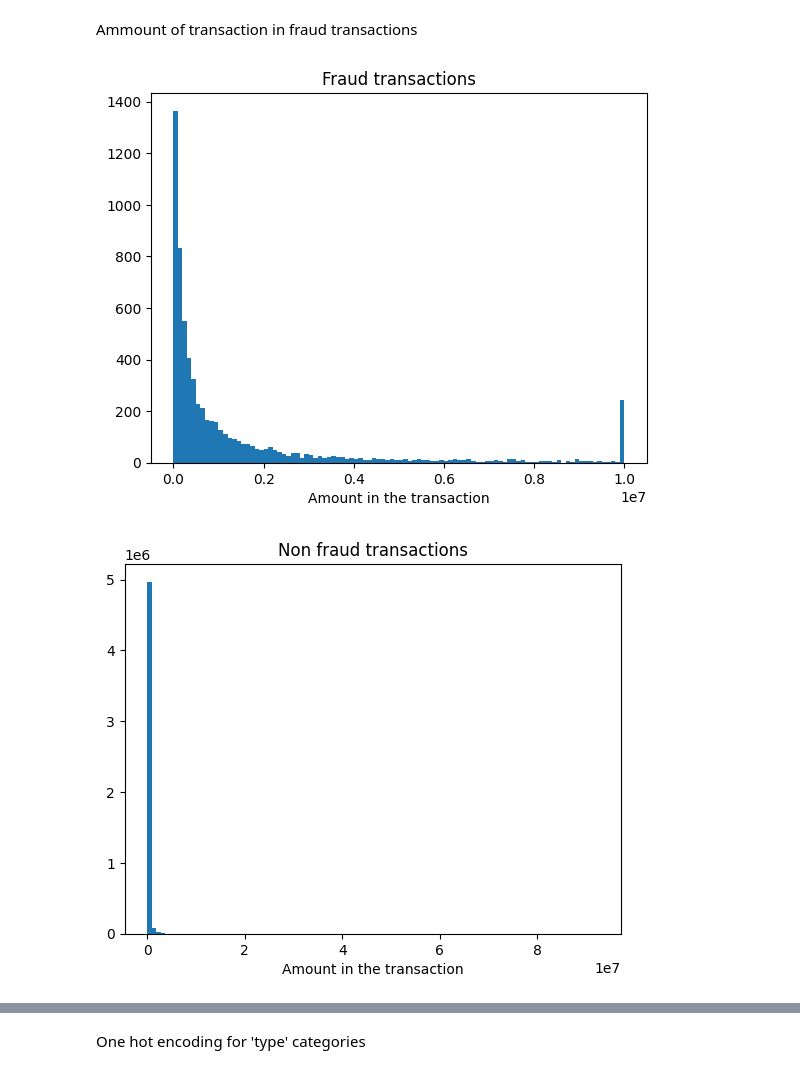
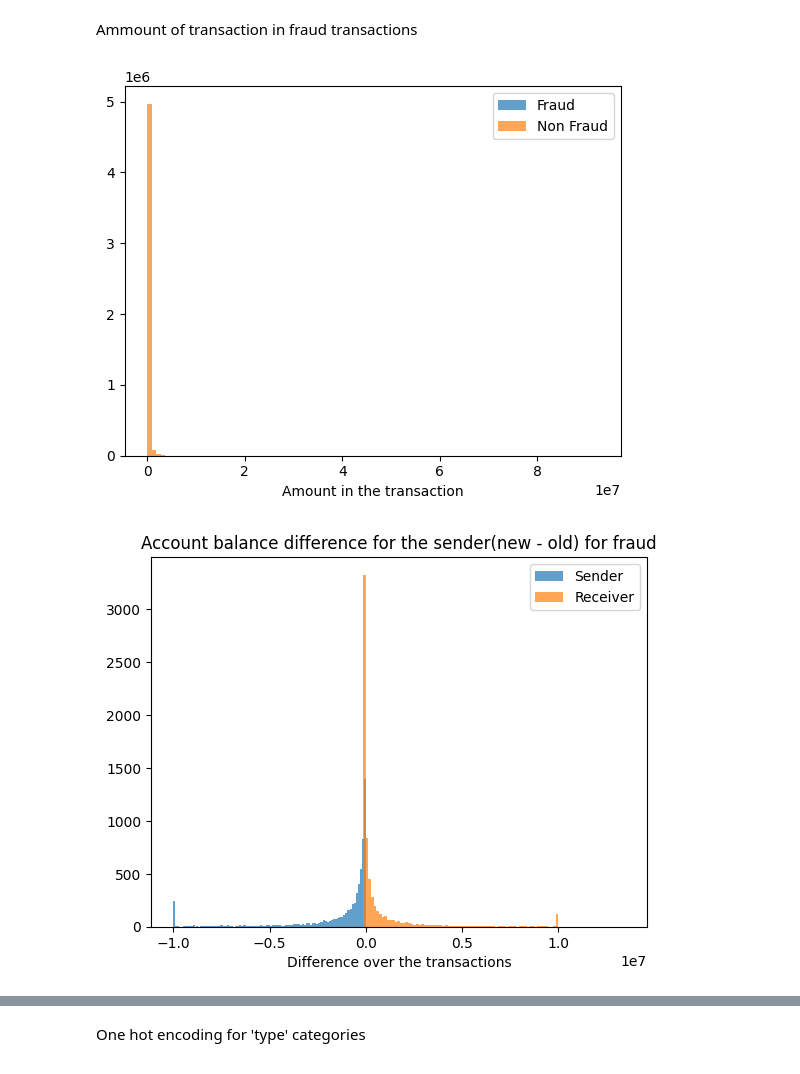
Before and after one commit to natharyan/CS-1390, a Jupyter notebook: Aryan_Nath_A1/decision_tree_task/notebooks/data_exploration.ipynb, the cells around one changed output, grey strips where cells are left out. Cells and saved outputs as stored; diff of their text form; code cells hidden in the pictures.

```diff
--- a/Aryan_Nath_A1/decision_tree_task/notebooks/data_exploration.ipynb
+++ b/Aryan_Nath_A1/decision_tree_task/notebooks/data_exploration.ipynb
@@ -103,54 +103,46 @@ Ammount of transaction in fraud transactions
 
 import matplotlib.pyplot as plt
 
-plt.hist(df[df['isFraud'] == 1]['amount'],bins=100)
+plt.hist(df[df['isFraud'] == 1]['amount'],bins=100, label='Fraud',alpha=0.7)
+plt.hist(df[df['isFraud'] == 0]['amount'],bins=100, label='Non Fraud',alpha=0.7)
 plt.xlabel('Amount in the transaction')
-plt.title('Fraud transactions')
+plt.legend()
 plt.show()
 
-plt.hist(df[df['isFraud'] == 0]['amount'],bins=100)
-plt.xlabel('Amount in the transaction')
-plt.title('Non fraud transactions')
+plt.hist(df[df['isFraud'] == 1]['newbalanceOrig'] - df[df['isFraud'] == 1]['oldbalanceOrg'],bins=100,label='Sender',alpha=0.7)
+plt.hist(df[df['isFraud'] == 1]['newbalanceDest'] - df[df['isFraud'] == 1]['oldbalanceDest'],bins=100,label='Receiver',alpha=0.7)
+plt.xlabel('Difference over the transactions')
+plt.title('Account balance difference for the sender(new - old) for fraud')
+plt.legend()
 plt.show()
 
-plt.hist(df[df['isFraud'] == 1]['newbalanceOrig'] - df[df['isFraud'] == 1]['oldbalanceOrg'],bins=100)
-plt.xlabel('Difference over the transactions')
-plt.title('Account balance difference for the sender(new - old) for fraud')
-plt.show()
-
-plt.hist(df[df['isFraud'] == 1]['newbalanceDest'] - df[df['isFraud'] == 1]['oldbalanceDest'],bins=100)
-plt.xlabel('Difference over the transactions')
-plt.title('Account balance difference for the receiver(new - old) for fraud')
-plt.show()
-
-plt.hist(df[df['isFraud'] == 0]['newbalanceOrig'] - df[df['isFraud'] == 0]['oldbalanceOrg'],bins=100)
+plt.hist(df[df['isFraud'] == 0]['newbalanceOrig'] - df[df['isFraud'] == 0]['oldbalanceOrg'],bins=100,label='Sender',alpha=0.7)
+plt.hist(df[df['isFraud'] == 0]['newbalanceDest'] - df[df['isFraud'] == 0]['oldbalanceDest'],bins=100,label='Receiver',alpha=0.7)
 plt.xlabel('Difference over the transactions')
 plt.title('Account balance difference for the sender(new - old) for non fraud')
-plt.show()
-
-plt.hist(df[df['isFraud'] == 0]['newbalanceDest'] - df[df['isFraud'] == 0]['oldbalanceDest'],bins=100)
-plt.xlabel('Difference over the transactions')
-plt.title('Account balance difference for the receiver(new - old) for non fraud')
+plt.legend()
 plt.show()
 
 plt.hist(df[df['isFraud'] == 1]['oldbalanceOrg'],bins=100,label='Old balance',alpha=0.7)
 plt.hist(df[df['isFraud'] == 1]['newbalanceOrig'],bins=100,label='New balance',alpha=0.7)
 plt.xlabel('Balance')
 plt.title('Sender account balance before and after the transaction')
+plt.legend()
 plt.show()
 
 plt.hist(df[df['isFraud'] == 1]['oldbalanceDest'],bins=100,label='Old balance',alpha=0.7)
 plt.hist(df[df['isFraud'] == 1]['newbalanceDest'],bins=100,label='New balance',alpha=0.7)
 plt.xlabel('Balance')
 plt.title('Receiver account balance before and after the transaction')
+plt.legend()
 plt.show()
 
 plt.hist(df[df['isFraud'] == 1]['step'],bins=100,label='Fraud Transaction',alpha=0.7, density=True)
 plt.hist(df[df['isFraud'] == 0]['step'],bins=100,label='Non Fraud Transaction',alpha=0.7, density=True)
 plt.xlabel('Step Value(Time)')
 plt.title('Time variation across fraud and non fraud transactions')
 plt.legend()
 plt.show()
 # %% [output]
-[figure, old version]
+[figure, new version]
-[figure, old version]
+[figure, new version]
```
Also changed, not shown: parts of 7 cells of this notebook.
